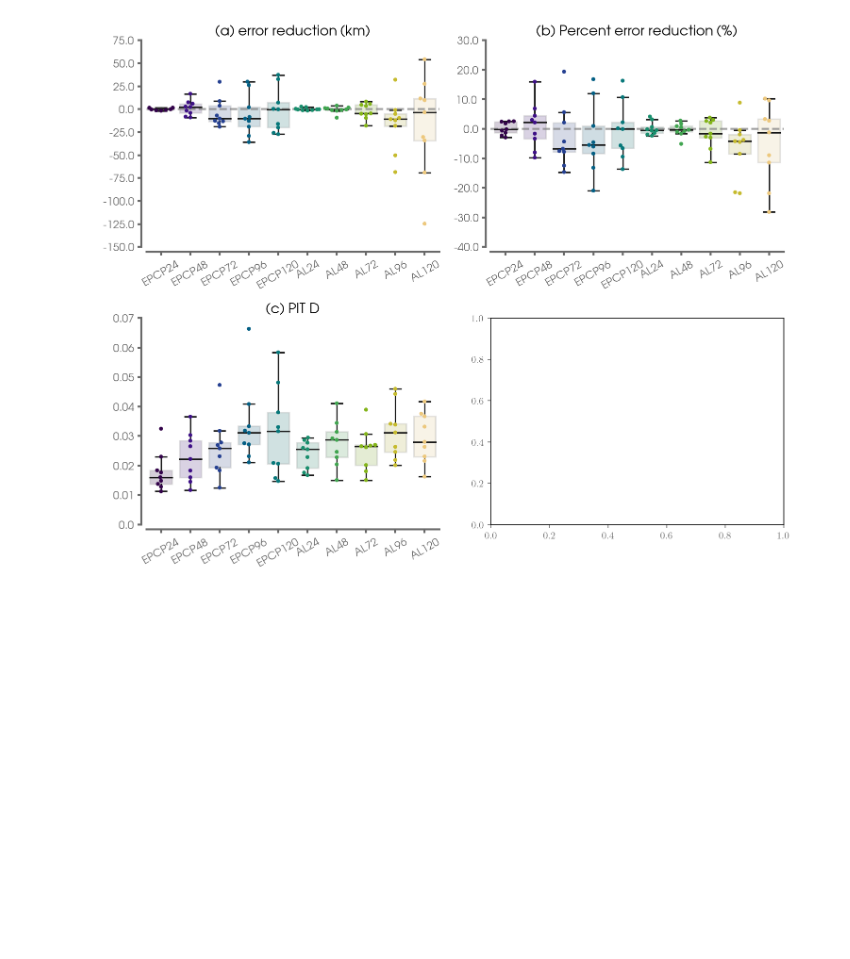
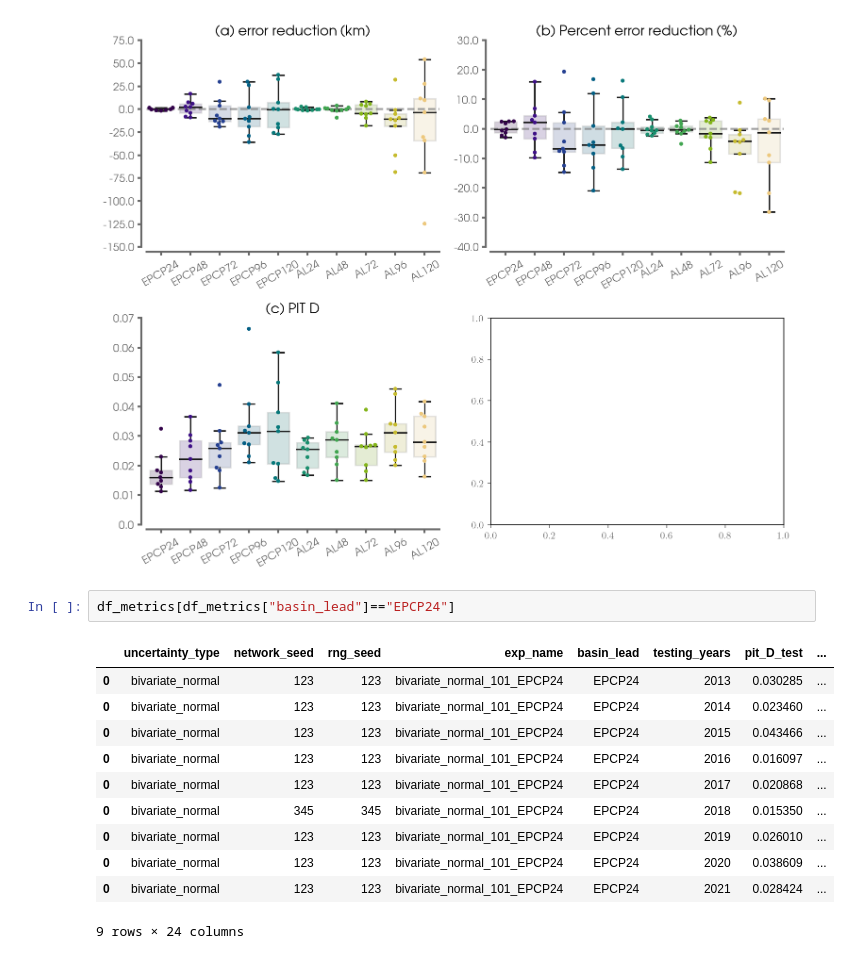
Before and after one commit to mafern/tcane_track, a Jupyter notebook: bivariate_normal/_metric_evaluation.ipynb, the cells around one changed output. Drawn from its saved outputs; the diff is of its cells as text; blank space fills up the shorter version.

```diff
--- a/bivariate_normal/_metric_evaluation.ipynb
+++ b/bivariate_normal/_metric_evaluation.ipynb
@@ -337,3 +337,17 @@ for x_axis in x_axis_list:
     plt.show()
 # %% [output]
 [figure]
+# %%
+df_metrics[df_metrics["basin_lead"]=="EPCP24"]
+# %% [output]
+|  | uncertainty_type | network_seed | rng_seed | exp_name | basin_lead | testing_years | pit_D_test | ... |
+| 0 | bivariate_normal | 123 | 123 | bivariate_normal_101_EPCP24 | EPCP24 | 2013 | 0.030285 | ... |
+| 0 | bivariate_normal | 123 | 123 | bivariate_normal_101_EPCP24 | EPCP24 | 2014 | 0.023460 | ... |
+| 0 | bivariate_normal | 123 | 123 | bivariate_normal_101_EPCP24 | EPCP24 | 2015 | 0.043466 | ... |
+| 0 | bivariate_normal | 123 | 123 | bivariate_normal_101_EPCP24 | EPCP24 | 2016 | 0.016097 | ... |
+| 0 | bivariate_normal | 123 | 123 | bivariate_normal_101_EPCP24 | EPCP24 | 2017 | 0.020868 | ... |
+| 0 | bivariate_normal | 345 | 345 | bivariate_normal_101_EPCP24 | EPCP24 | 2018 | 0.015350 | ... |
+| 0 | bivariate_normal | 123 | 123 | bivariate_normal_101_EPCP24 | EPCP24 | 2019 | 0.026010 | ... |
+| 0 | bivariate_normal | 123 | 123 | bivariate_normal_101_EPCP24 | EPCP24 | 2020 | 0.038609 | ... |
+| 0 | bivariate_normal | 123 | 123 | bivariate_normal_101_EPCP24 | EPCP24 | 2021 | 0.028424 | ... |
+9 rows × 24 columns
```
